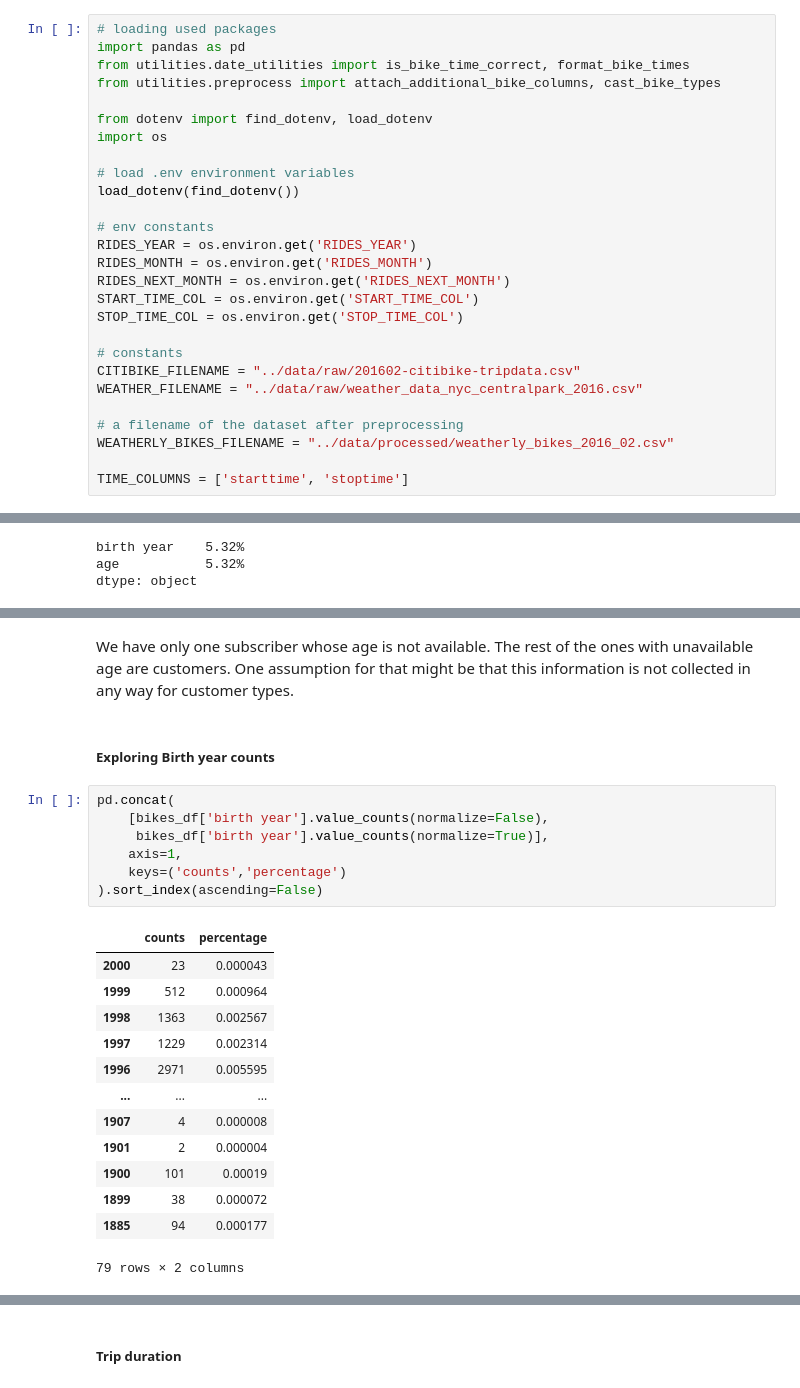
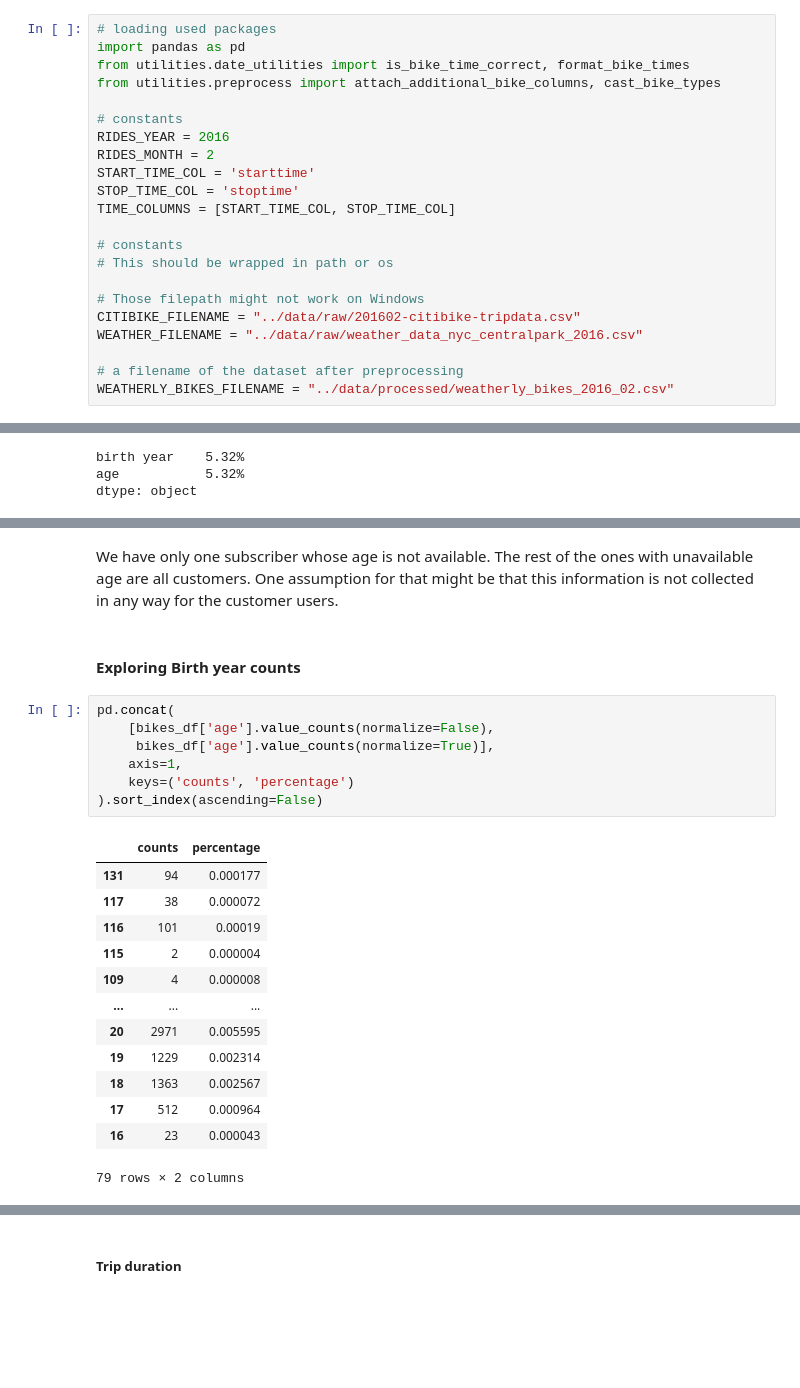
Before and after one commit to nshahpazov/nyc-bikership-analysis, a Jupyter notebook: src/01-initial-data-analysis.ipynb, the cells around one changed output, grey strips where cells are left out. Saved outputs shown, nothing was run; the diff lists cells and outputs as text; blank space fills up the shorter version.

```diff
--- a/src/01-initial-data-analysis.ipynb
+++ b/src/01-initial-data-analysis.ipynb
@@ -14,27 +15,22 @@ import pandas as pd
 from utilities.date_utilities import is_bike_time_correct, format_bike_times
 from utilities.preprocess import attach_additional_bike_columns, cast_bike_types
 
-from dotenv import find_dotenv, load_dotenv
-import os
-
-# load .env environment variables
-load_dotenv(find_dotenv())
-
-# env constants
-RIDES_YEAR = os.environ.get('RIDES_YEAR')
-RIDES_MONTH = os.environ.get('RIDES_MONTH')
-RIDES_NEXT_MONTH = os.environ.get('RIDES_NEXT_MONTH')
-START_TIME_COL = os.environ.get('START_TIME_COL')
-STOP_TIME_COL = os.environ.get('STOP_TIME_COL')
+# constants
+RIDES_YEAR = 2016
+RIDES_MONTH = 2
+START_TIME_COL = 'starttime'
+STOP_TIME_COL = 'stoptime'
+TIME_COLUMNS = [START_TIME_COL, STOP_TIME_COL]
 
 # constants
+# This should be wrapped in path or os
+
+# Those filepath might not work on Windows
 CITIBIKE_FILENAME = "../data/raw/201602-citibike-tripdata.csv"
 WEATHER_FILENAME = "../data/raw/weather_data_nyc_centralpark_2016.csv"
 
 # a filename of the dataset after preprocessing
 WEATHERLY_BIKES_FILENAME = "../data/processed/weatherly_bikes_2016_02.csv"
-
-TIME_COLUMNS = ['starttime', 'stoptime']
 # %% [markdown]
 ### Loading and preparing the bike ridership data
 # %%
@@ -104,28 +111,28 @@ pd.crosstab(bikes_df['usertype'], bikes_df['birth year'].isna())
 | Customer | 0 | 29825 |
 | Subscriber | 531048 | 1 |
 # %% [markdown]
-We have only one subscriber whose age is not available. The rest of the ones with unavailable age are customers. One assumption for that might be that this information is not collected in any way for customer types.
+We have only one subscriber whose age is not available. The rest of the ones with unavailable age are all customers. One assumption for that might be that this information is not collected in any way for the customer users.
 # %% [markdown]
-##### Exploring Birth year counts
+#### Exploring Birth year counts
 # %%
 pd.concat(
-    [bikes_df['birth year'].value_counts(normalize=False),
-     bikes_df['birth year'].value_counts(normalize=True)],
+    [bikes_df['age'].value_counts(normalize=False),
+     bikes_df['age'].value_counts(normalize=True)],
     axis=1,
-    keys=('counts','percentage')
+    keys=('counts', 'percentage')
 ).sort_index(ascending=False)
 # %% [output]
 |  | counts | percentage |
-| 2000 | 23 | 0.000043 |
-| 1999 | 512 | 0.000964 |
-| 1998 | 1363 | 0.002567 |
-| 1997 | 1229 | 0.002314 |
-| 1996 | 2971 | 0.005595 |
+| 131 | 94 | 0.000177 |
+| 117 | 38 | 0.000072 |
+| 116 | 101 | 0.00019 |
+| 115 | 2 | 0.000004 |
+| 109 | 4 | 0.000008 |
 | ... | ... | ... |
-| 1907 | 4 | 0.000008 |
-| 1901 | 2 | 0.000004 |
-| 1900 | 101 | 0.00019 |
-| 1899 | 38 | 0.000072 |
-| 1885 | 94 | 0.000177 |
+| 20 | 2971 | 0.005595 |
+| 19 | 1229 | 0.002314 |
+| 18 | 1363 | 0.002567 |
+| 17 | 512 | 0.000964 |
+| 16 | 23 | 0.000043 |
 79 rows × 2 columns
 # %% [markdown]
```
Also changed, not shown: parts of 18 cells of this notebook, 10 other files.
